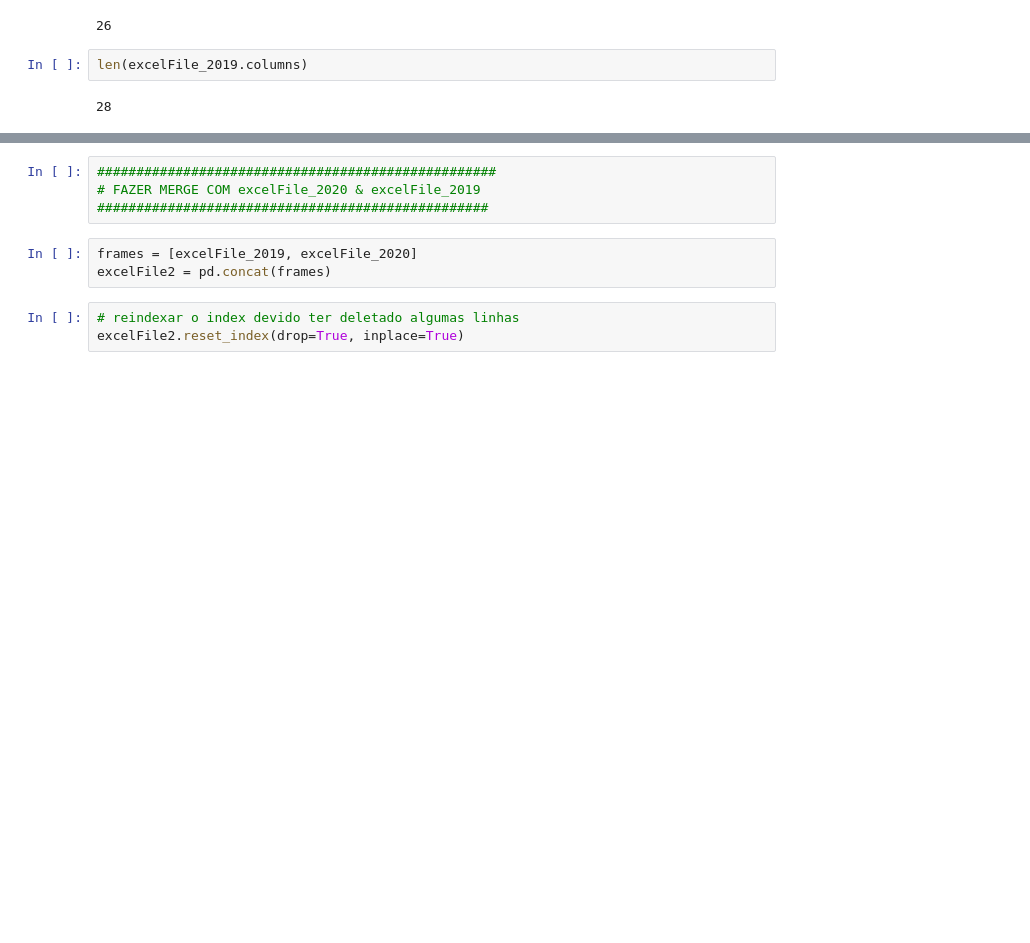
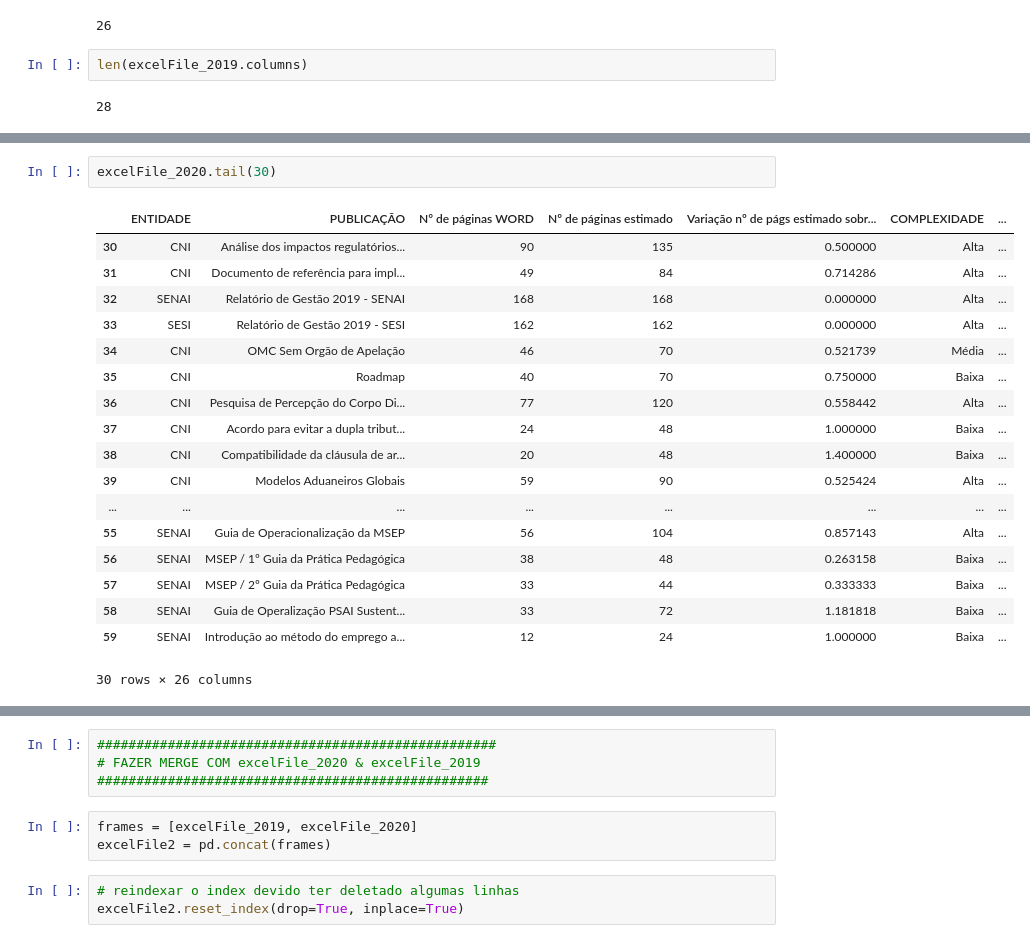
Before and after one commit to WalnerPessoa/Fluxo_Editorial, a Jupyter notebook: testes/make_table.ipynb, the cells around one changed output, grey strips where cells are left out. Drawn from its saved outputs; the diff is of its cells as text; blank space fills up the shorter version.

```diff
--- a/testes/make_table.ipynb
+++ b/testes/make_table.ipynb
@@ -193,0 +209,21 @@ len(excelFile_2019.columns)
+# %%
+excelFile_2020.tail(30)
+# %% [output]
+|  | ENTIDADE | PUBLICAÇÃO | Nº de páginas WORD | Nº de páginas estimado | Variação nº de págs estimado sobr... | COMPLEXIDADE | ... |
+| 30 | CNI | Análise dos impactos regulatórios... | 90 | 135 | 0.500000 | Alta | ... |
+| 31 | CNI | Documento de referência para impl... | 49 | 84 | 0.714286 | Alta | ... |
+| 32 | SENAI | Relatório de Gestão 2019 - SENAI | 168 | 168 | 0.000000 | Alta | ... |
+| 33 | SESI | Relatório de Gestão 2019 - SESI | 162 | 162 | 0.000000 | Alta | ... |
+| 34 | CNI | OMC Sem Orgão de Apelação | 46 | 70 | 0.521739 | Média | ... |
+| 35 | CNI | Roadmap | 40 | 70 | 0.750000 | Baixa | ... |
+| 36 | CNI | Pesquisa de Percepção do Corpo Di... | 77 | 120 | 0.558442 | Alta | ... |
+| 37 | CNI | Acordo para evitar a dupla tribut... | 24 | 48 | 1.000000 | Baixa | ... |
+| 38 | CNI | Compatibilidade da cláusula de ar... | 20 | 48 | 1.400000 | Baixa | ... |
+| 39 | CNI | Modelos Aduaneiros Globais | 59 | 90 | 0.525424 | Alta | ... |
+| ... | ... | ... | ... | ... | ... | ... | ... |
+| 55 | SENAI | Guia de Operacionalização da MSEP | 56 | 104 | 0.857143 | Alta | ... |
+| 56 | SENAI | MSEP / 1º Guia da Prática Pedagógica | 38 | 48 | 0.263158 | Baixa | ... |
+| 57 | SENAI | MSEP / 2º Guia da Prática Pedagógica | 33 | 44 | 0.333333 | Baixa | ... |
+| 58 | SENAI | Guia de Operalização PSAI Sustent... | 33 | 72 | 1.181818 | Baixa | ... |
+| 59 | SENAI | Introdução ao método do emprego a... | 12 | 24 | 1.000000 | Baixa | ... |
+30 rows × 26 columns
```
Also changed, not shown: parts of 19 cells of this notebook, 18 other files.
